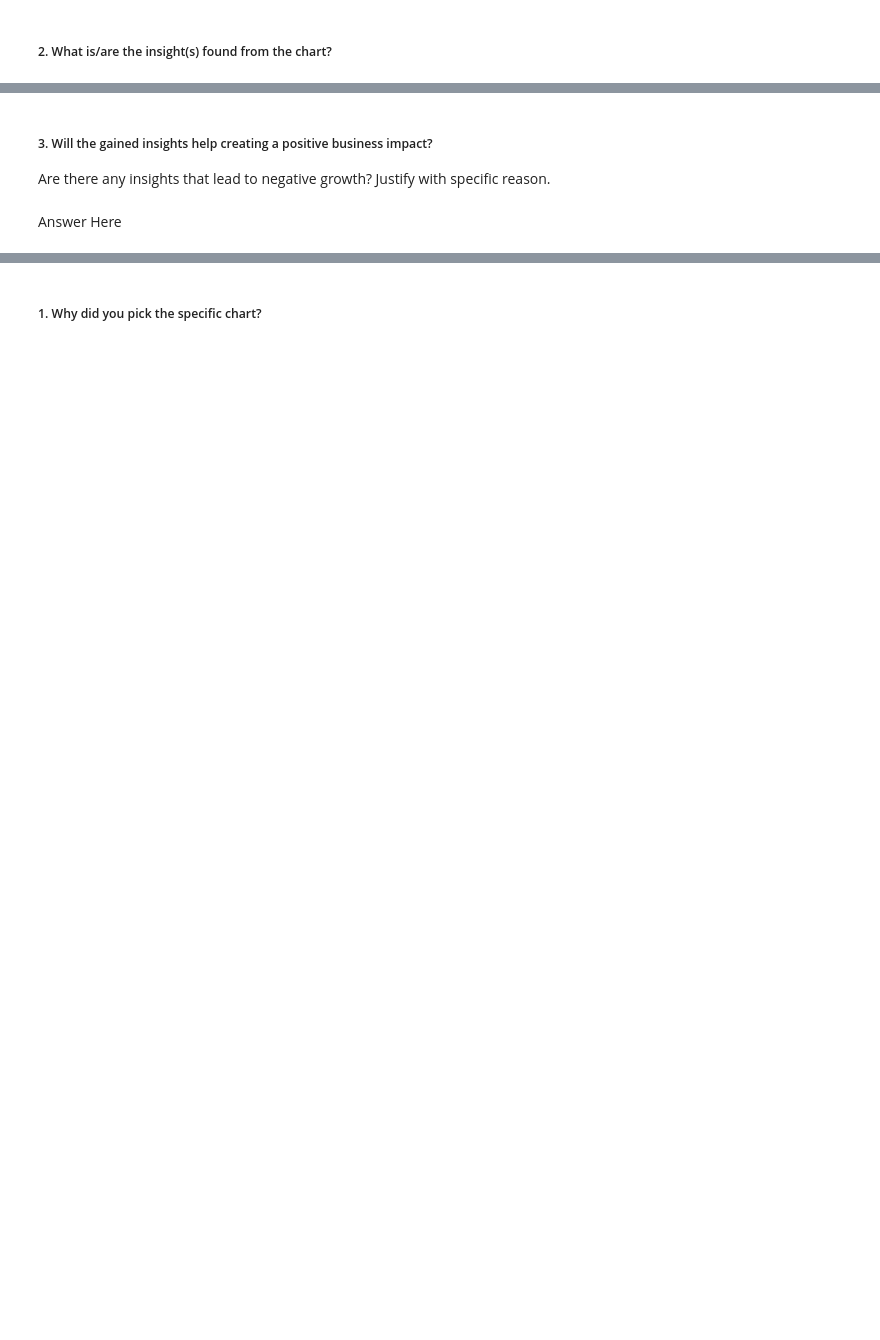
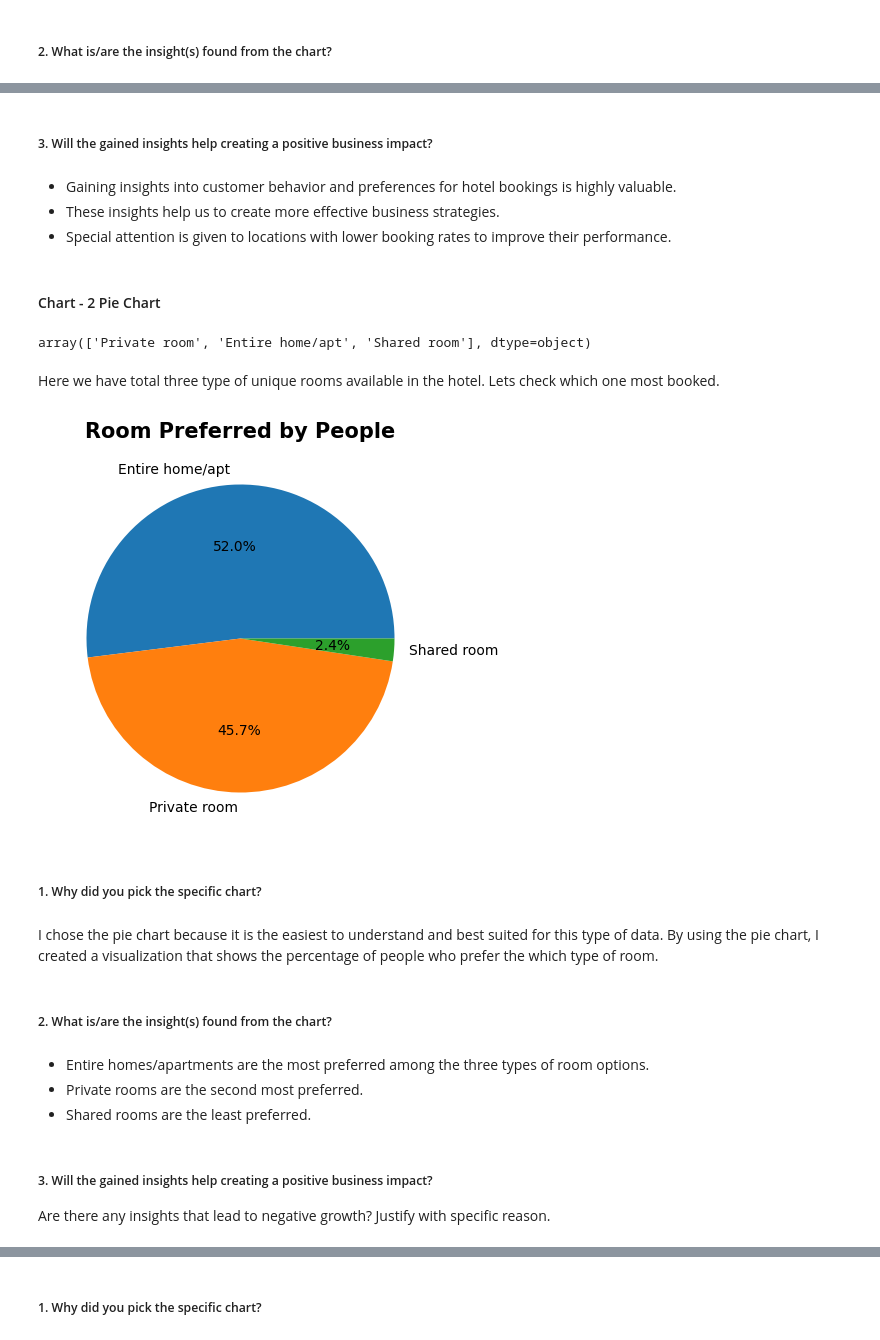
Before and after one commit to skanaujiya/AirBnb-Bookings-Analysis, a Jupyter notebook: src/notebook/airBnb_EDA.ipynb, the cells around one changed output, grey strips where cells are left out. Saved outputs shown, nothing was run; the diff lists cells and outputs as text; code cells hidden in the pictures; blank space fills up the shorter version.

```diff
--- a/src/notebook/airBnb_EDA.ipynb
+++ b/src/notebook/airBnb_EDA.ipynb
@@ -250,5 +418,36 @@ Answer Here
+# %% [markdown]
+##### 3. Will the gained insights help creating a positive business impact?
+# %% [markdown]
+* Gaining insights into customer behavior and preferences for hotel bookings is highly valuable.
+* These insights help us to create more effective business strategies.
+* Special attention is given to locations with lower booking rates to improve their performance.
+# %% [markdown]
+#### Chart - 2 Pie Chart
+# %%
+# so here i will chcek which roomm type is preferred by the people
+df["room_type"].unique()
+# %% [output]
+array(['Private room', 'Entire home/apt', 'Shared room'], dtype=object)
+# %% [markdown]
+Here we have total three type of unique rooms available in the hotel. Lets check which one most booked.
+# %%
+# plot the pie plot for the room_type
+plt.figure(figsize=(5, 5))
+plt.pie(df['room_type'].value_counts(), labels=df['room_type'].value_counts().index, autopct='%1.1f%%')
+plt.title('Room Preferred by People', fontsize=15, fontweight="bold")
+plt.show()
+# %% [output]
+[figure, added]
+# %% [markdown]
+##### 1. Why did you pick the specific chart?
+# %% [markdown]
+I chose the pie chart because it is the easiest to understand and best suited for this type of data. By using the pie chart, I created a visualization that shows the percentage of people who prefer the which type of room.
+# %% [markdown]
+##### 2. What is/are the insight(s) found from the chart?
+# %% [markdown]
+* Entire homes/apartments are the most preferred among the three types of room options.
+* Private rooms are the second most preferred.
+* Shared rooms are the least preferred.
 # %% [markdown]
 ##### 3. Will the gained insights help creating a positive business impact?
 Are there any insights that lead to negative growth? Justify with specific reason.
-# %% [markdown]
-Answer Here
```
Also changed, not shown: parts of 104 cells of this notebook.
